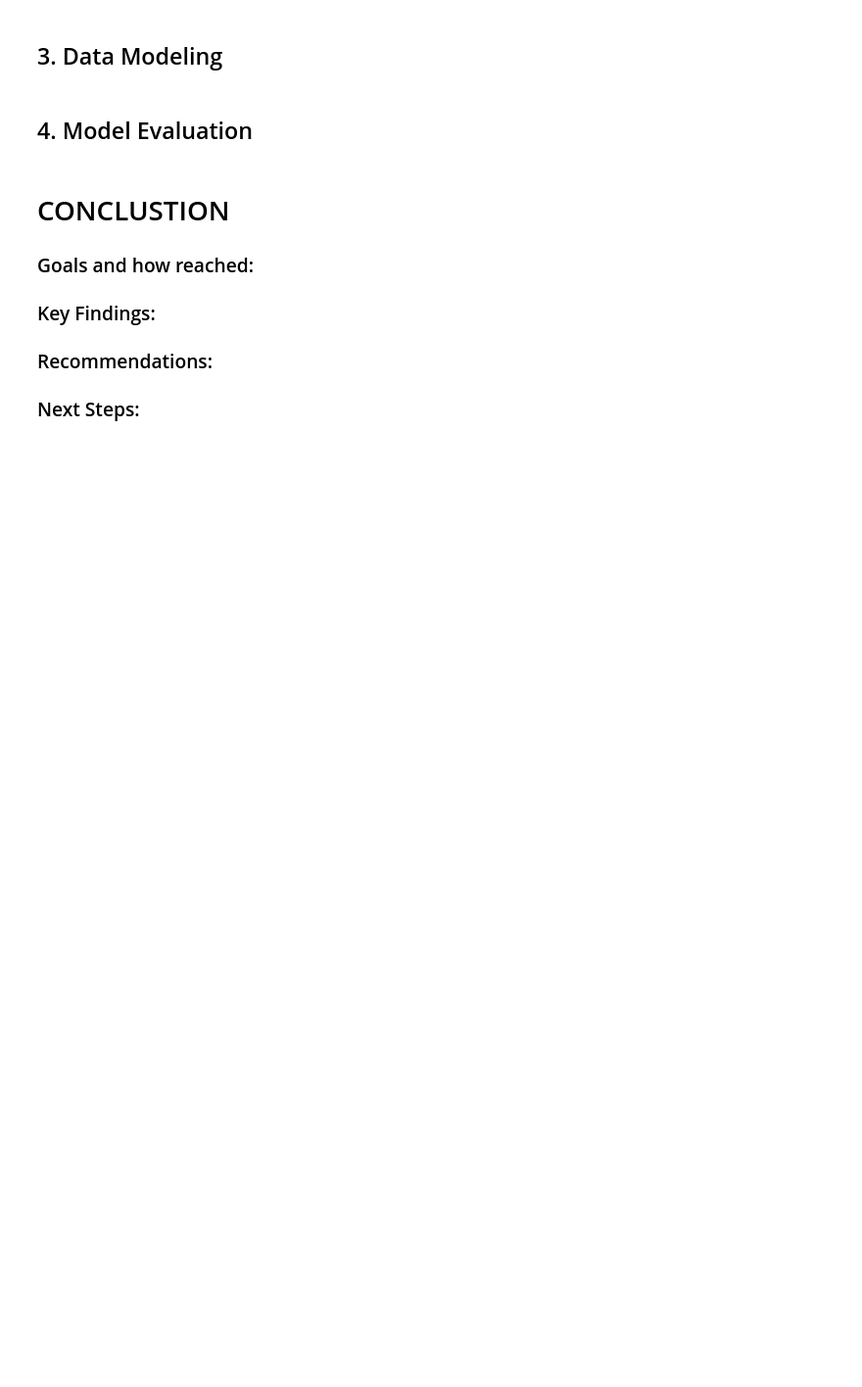
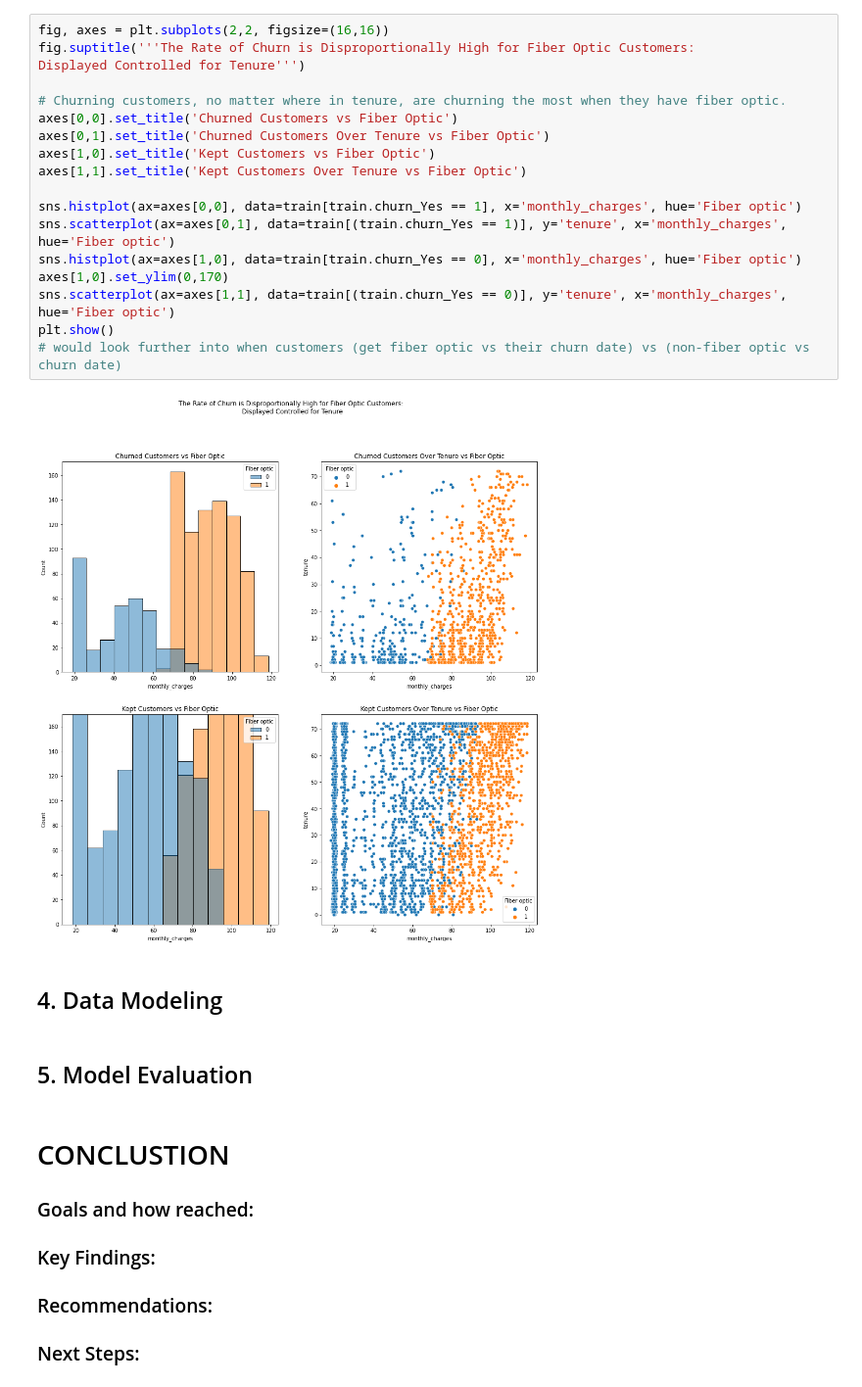
Before and after one commit to morgancross2/classification_project_telco, a Jupyter notebook: final_report.ipynb, the cells around one changed output. Shown: that part at 98% size. Cells and saved outputs as stored; diff of their text form; blank space fills up the shorter version.

```diff
--- a/final_report.ipynb
+++ b/final_report.ipynb
@@ -32,7 +165,27 @@ ModuleNotFoundError: No module named 'acquire'
+# %%
+fig, axes = plt.subplots(2,2, figsize=(16,16))
+fig.suptitle('''The Rate of Churn is Disproportionally High for Fiber Optic Customers:
+Displayed Controlled for Tenure''')
+
+# Churning customers, no matter where in tenure, are churning the most when they have fiber optic.
+axes[0,0].set_title('Churned Customers vs Fiber Optic')
+axes[0,1].set_title('Churned Customers Over Tenure vs Fiber Optic')
+axes[1,0].set_title('Kept Customers vs Fiber Optic')
+axes[1,1].set_title('Kept Customers Over Tenure vs Fiber Optic')
+
+sns.histplot(ax=axes[0,0], data=train[train.churn_Yes == 1], x='monthly_charges', hue='Fiber optic')
+sns.scatterplot(ax=axes[0,1], data=train[(train.churn_Yes == 1)], y='tenure', x='monthly_charges', hue='Fiber optic')
+sns.histplot(ax=axes[1,0], data=train[train.churn_Yes == 0], x='monthly_charges', hue='Fiber optic')
+axes[1,0].set_ylim(0,170)
+sns.scatterplot(ax=axes[1,1], data=train[(train.churn_Yes == 0)], y='tenure', x='monthly_charges', hue='Fiber optic')
+plt.show()
+# would look further into when customers (get fiber optic vs their churn date) vs (non-fiber optic vs churn date)
+# %% [output]
+[figure, added]
 # %% [markdown]
-## 3. Data Modeling
+## 4. Data Modeling
 # %% [markdown]
-## 4. Model Evaluation
+## 5. Model Evaluation
 # %% [markdown]
 # CONCLUSTION
 
```
Also changed, not shown: parts of 12 cells of this notebook.
